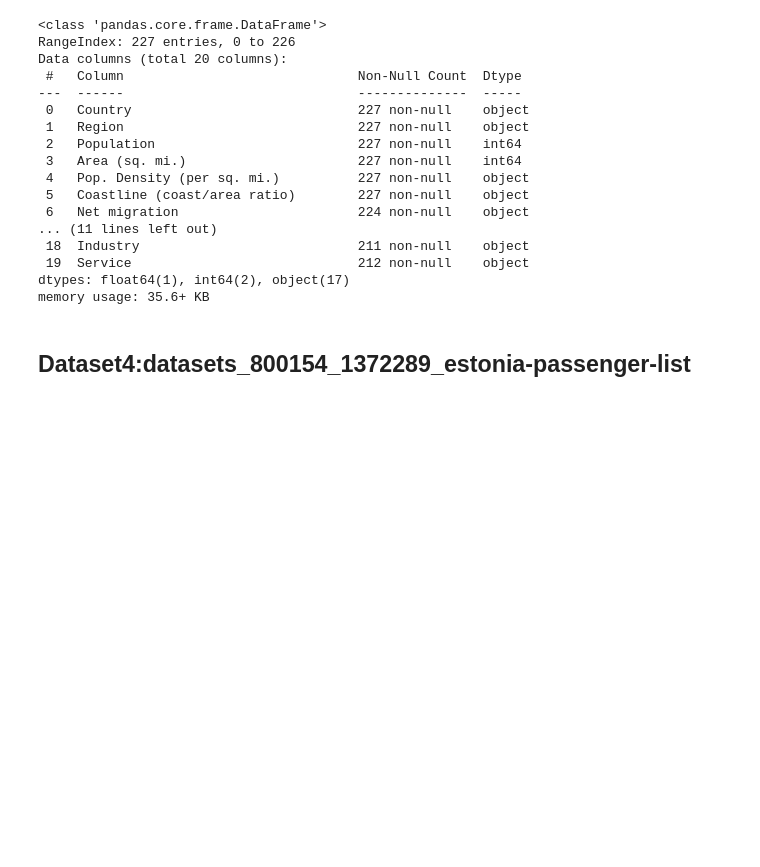
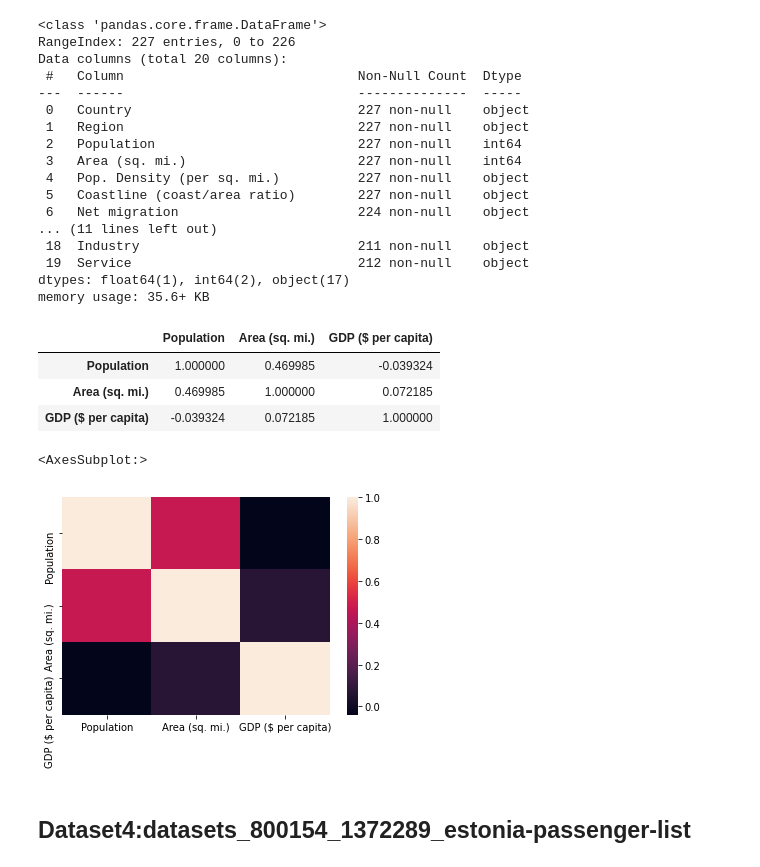
Before and after one commit to makeittrue/data-mining_learning_note, a Jupyter notebook: 数据挖掘课程作业/初步观察数据.ipynb, the cells around one changed output. Drawn from its saved outputs; the diff is of its cells as text; code cells hidden in the pictures; blank space fills up the shorter version.

```diff
--- a/数据挖掘课程作业/初步观察数据.ipynb
+++ b/数据挖掘课程作业/初步观察数据.ipynb
@@ -480,6 +493,21 @@ Data columns (total 20 columns):
  19  Service                             212 non-null    object
 dtypes: float64(1), int64(2), object(17)
 memory usage: 35.6+ KB
+# %%
+corr1 = _countries.corr()
+corr1
+# %% [output]
+|  | Population | Area (sq. mi.) | GDP ($ per capita) |
+| Population | 1.000000 | 0.469985 | -0.039324 |
+| Area (sq. mi.) | 0.469985 | 1.000000 | 0.072185 |
+| GDP ($ per capita) | -0.039324 | 0.072185 | 1.000000 |
+# %%
+sns.heatmap(corr1,
+        xticklabels=corr1.columns,
+        yticklabels=corr1.columns)
+# %% [output]
+<AxesSubplot:>
+[figure, added]
 # %% [markdown]
 ## Dataset4:datasets_800154_1372289_estonia-passenger-list
 # %%
```
Also changed, not shown: parts of 19 cells of this notebook.
